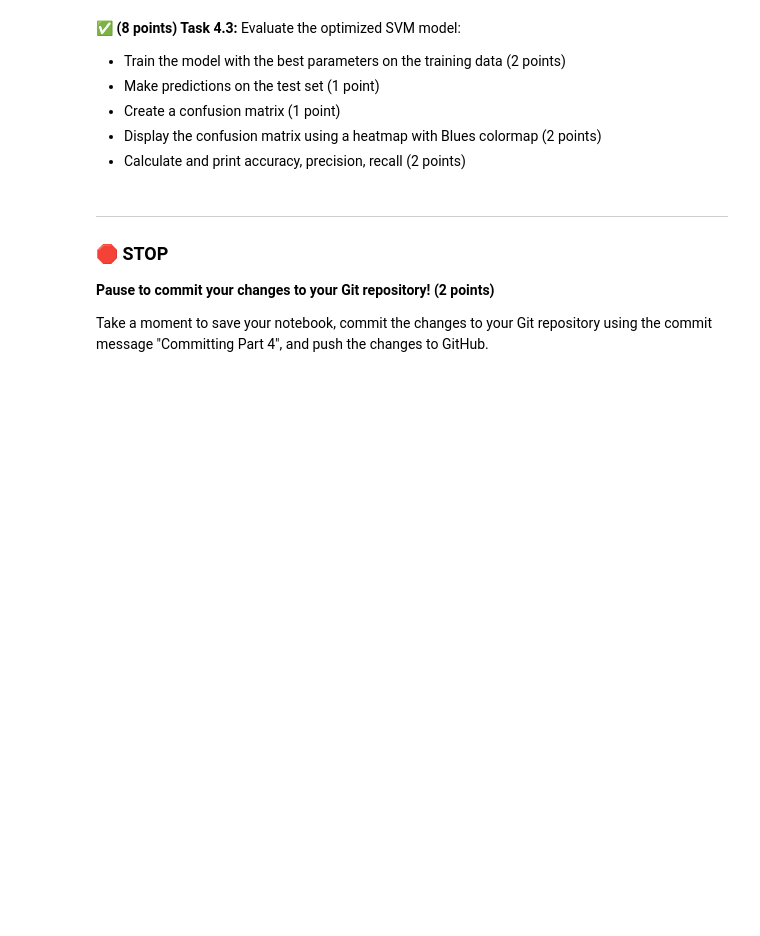
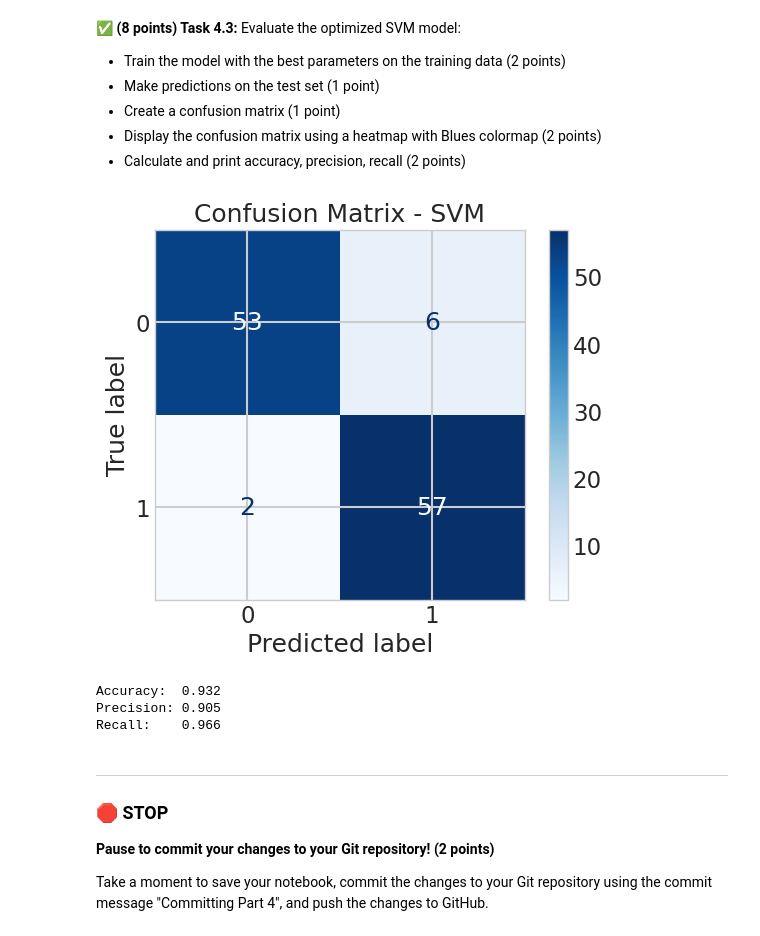
Before and after one commit to Justinwagner371/CMSE202-f25-turnin, a Jupyter notebook: CMSE202_Final-STUDENT.ipynb, the cells around one changed output. Saved outputs shown, nothing was run; the diff lists cells and outputs as text; code cells hidden in the pictures; blank space fills up the shorter version.

```diff
--- a/CMSE202_Final-STUDENT.ipynb
+++ b/CMSE202_Final-STUDENT.ipynb
@@ -613,0 +609,14 @@ Take a moment to save your notebook, commit the changes to your Git repository u
+# %%
+# Put your code here
+param_grid = {
+    'C': [0.1, 1, 10, 100],
+    'gamma': [0.001, 0.01, 0.1, 1]
+}
+
+svm = SVC(kernel='rbf')
+
+grid_search = GridSearchCV(svm, param_grid, cv=5)
+grid_search.fit(X_train_processed, y_train)
+
+print("Best Parameters:", grid_search.best_params_)
+print("Best Cross-Validation Score:", grid_search.best_score_)
@@ -623,3 +633,29 @@ Take a moment to save your notebook, commit the changes to your Git repository u
+# %%
+# put your code here
+# Use the best estimator from grid search
+best_svm = grid_search.best_estimator_
+
+best_svm.fit(X_train_processed, y_train)
+
+y_pred_svm = best_svm.predict(X_test_processed)
+cm_svm = confusion_matrix(y_test, y_pred_svm)
+disp = ConfusionMatrixDisplay(confusion_matrix=cm_svm)
+disp.plot(cmap='Blues')
+plt.title("Confusion Matrix - SVM")
+plt.show()
+
+accuracy = accuracy_score(y_test, y_pred_svm)
+precision = precision_score(y_test, y_pred_svm)
+recall = recall_score(y_test, y_pred_svm)
+
+print(f"Accuracy:  {accuracy:.3f}")
+print(f"Precision: {precision:.3f}")
+print(f"Recall:    {recall:.3f}")
+# %% [output]
+[figure, added]
+Accuracy:  0.932
+Precision: 0.905
+Recall:    0.966
 # %% [markdown]
 ---
 
```
Also changed, not shown: parts of 5 cells of this notebook.
